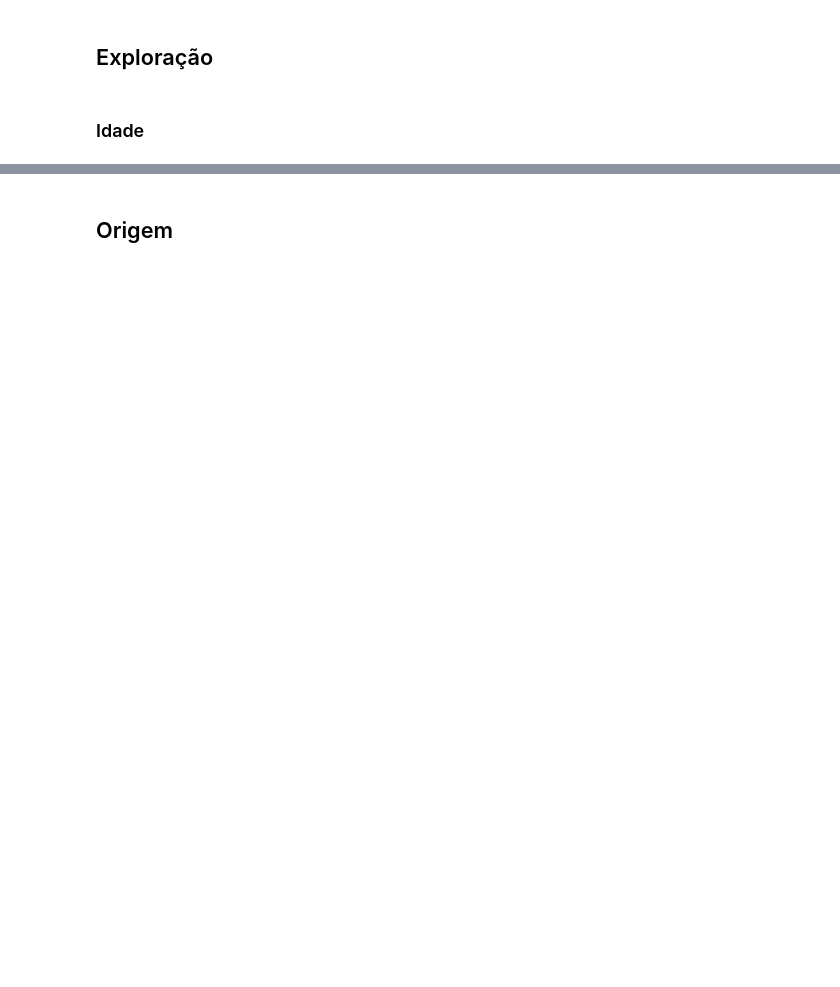
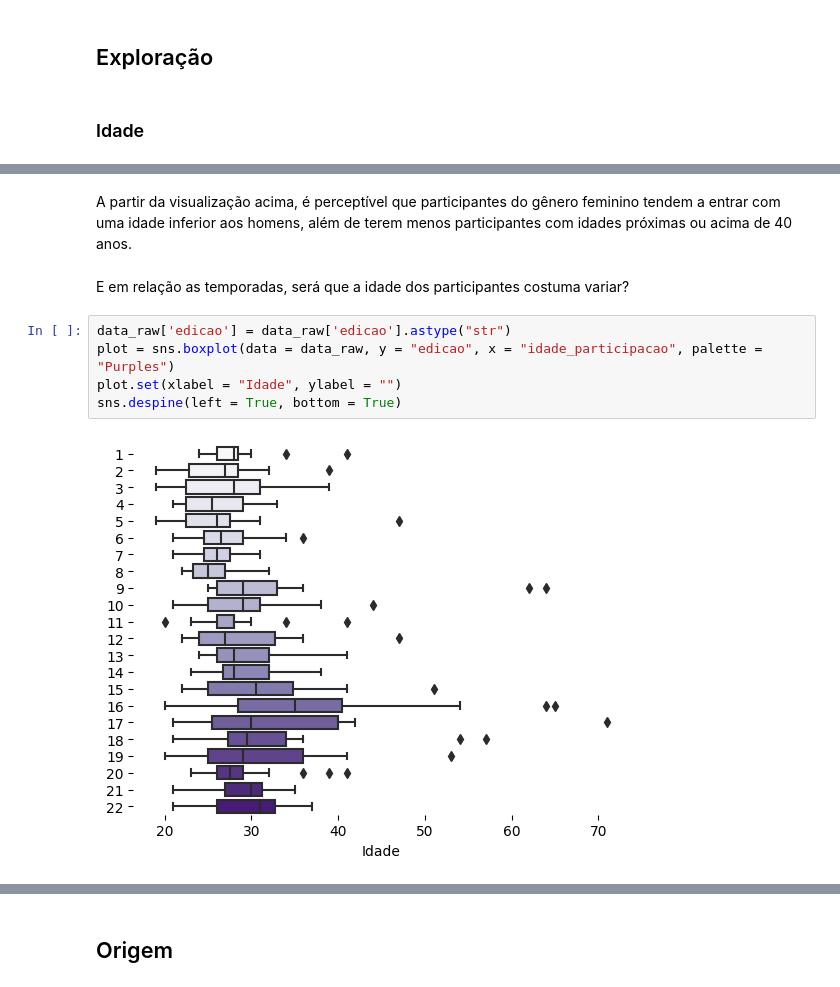
Before and after one commit to souzadecarlos/analise_bbb, a Jupyter notebook: main.ipynb, the cells around one changed output, grey strips where cells are left out. Cells and saved outputs as stored; diff of their text form; blank space fills up the shorter version.

```diff
--- a/main.ipynb
+++ b/main.ipynb
@@ -98,0 +118,11 @@ Como curiosidade, podemos verificar também se determinado signo tem mais chance
+# %% [markdown]
+A partir da visualização acima, é perceptível que participantes do gênero feminino tendem a entrar com uma idade inferior aos homens, além de terem menos participantes com idades próximas ou acima de 40 anos.
+# %% [markdown]
+E em relação as temporadas, será que a idade dos participantes costuma variar?
+# %%
+data_raw['edicao'] = data_raw['edicao'].astype("str")
+plot = sns.boxplot(data = data_raw, y = "edicao", x = "idade_participacao", palette = "Purples")
+plot.set(xlabel = "Idade", ylabel = "")
+sns.despine(left = True, bottom = True)
+# %% [output]
+[figure, added]
```
Also changed, not shown: parts of 37 cells of this notebook, 19 other files.
